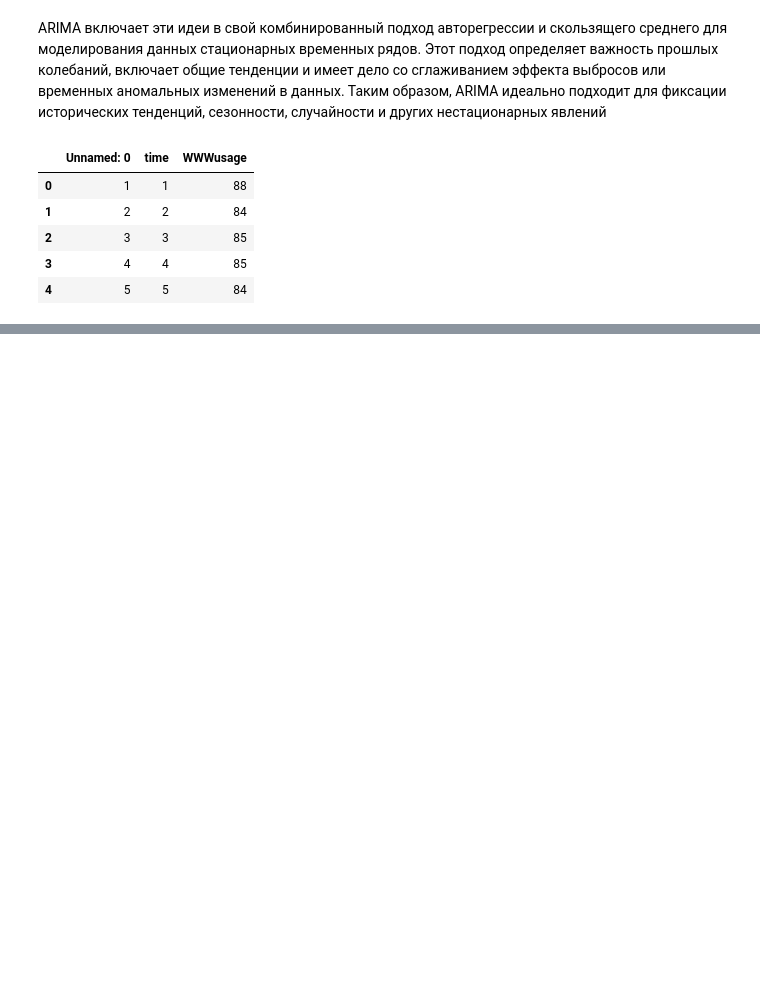
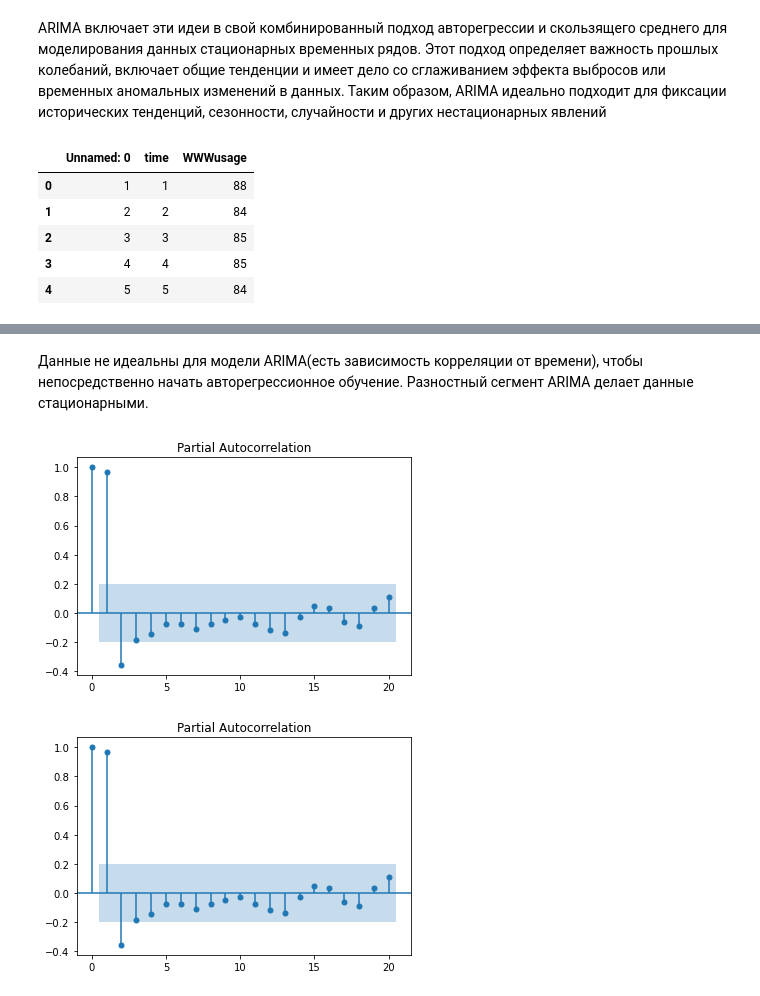
Before and after one commit to Yakushev2022/Time-series, a Jupyter notebook: Models/ARIMA/lean_ARIMA.ipynb, the cells around one changed output, grey strips where cells are left out. Saved outputs shown, nothing was run; the diff lists cells and outputs as text; code cells hidden in the pictures; blank space fills up the shorter version.

```diff
--- a/Models/ARIMA/lean_ARIMA.ipynb
+++ b/Models/ARIMA/lean_ARIMA.ipynb
@@ -25,0 +41,7 @@ df.rename(columns = {'WWWusage':'value'}, inplace=True)
+# %% [markdown]
+Данные не идеальны для модели ARIMA(есть зависимость корреляции от времени), чтобы непосредственно начать авторегрессионное обучение. Разностный сегмент ARIMA делает данные стационарными.
+# %%
+plot_pacf(df.value)
+# %% [output]
+[figure, added]
+[figure, added]
```
Also changed, not shown: parts of 6 cells of this notebook.
